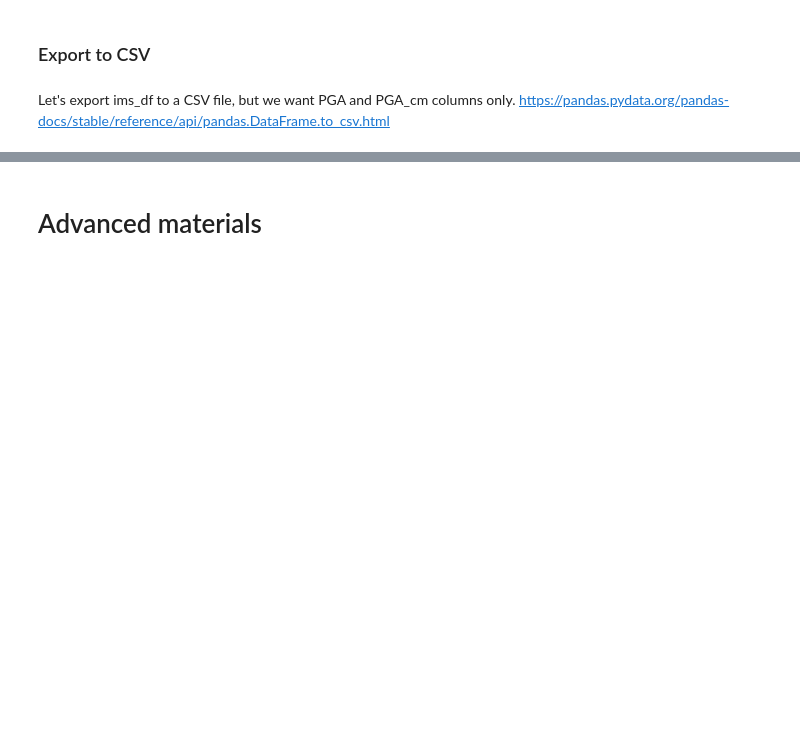
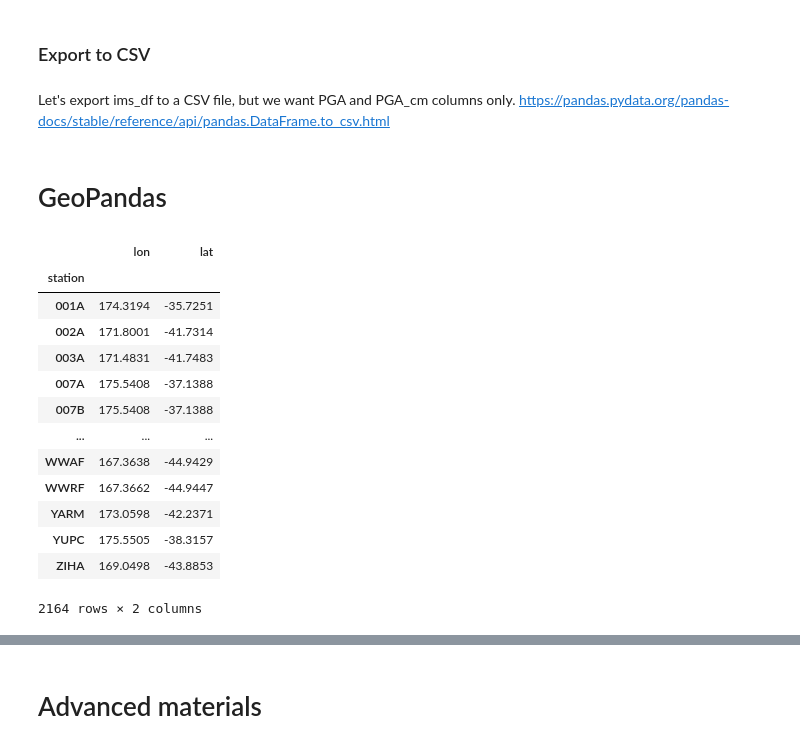
Before and after one commit to sungeunbae/python_tutorial, a Jupyter notebook: QuakeCoRE Python Workshop.ipynb, the cells around one changed output, grey strips where cells are left out. Drawn from its saved outputs; the diff is of its cells as text; code cells hidden in the pictures; blank space fills up the shorter version.

Commit message:
Added GeoPandas

```diff
--- a/QuakeCoRE Python Workshop.ipynb
+++ b/QuakeCoRE Python Workshop.ipynb
@@ -967,3 +967,5 @@ Let's export ims_df to a CSV file, but we want PGA and PGA_cm columns only.
 https://pandas.pydata.org/pandas-docs/stable/reference/api/pandas.DataFrame.to_csv.html
 # %%
 ims_df.to_csv('ims2.csv',columns=['PGA','PGA_cm'])
+# %% [markdown]
+# GeoPandas
@@ -969,0 +979,17 @@ ims_df.to_csv('ims2.csv',columns=['PGA','PGA_cm'])
+# %%
+data
+# %% [output]
+|  | lon | lat |
+| station |  |  |
+| 001A | 174.3194 | -35.7251 |
+| 002A | 171.8001 | -41.7314 |
+| 003A | 171.4831 | -41.7483 |
+| 007A | 175.5408 | -37.1388 |
+| 007B | 175.5408 | -37.1388 |
+| ... | ... | ... |
+| WWAF | 167.3638 | -44.9429 |
+| WWRF | 167.3662 | -44.9447 |
+| YARM | 173.0598 | -42.2371 |
+| YUPC | 175.5505 | -38.3157 |
+| ZIHA | 169.0498 | -43.8853 |
+2164 rows × 2 columns
```
Also changed, not shown: parts of 17 cells of this notebook, 8 other files.
